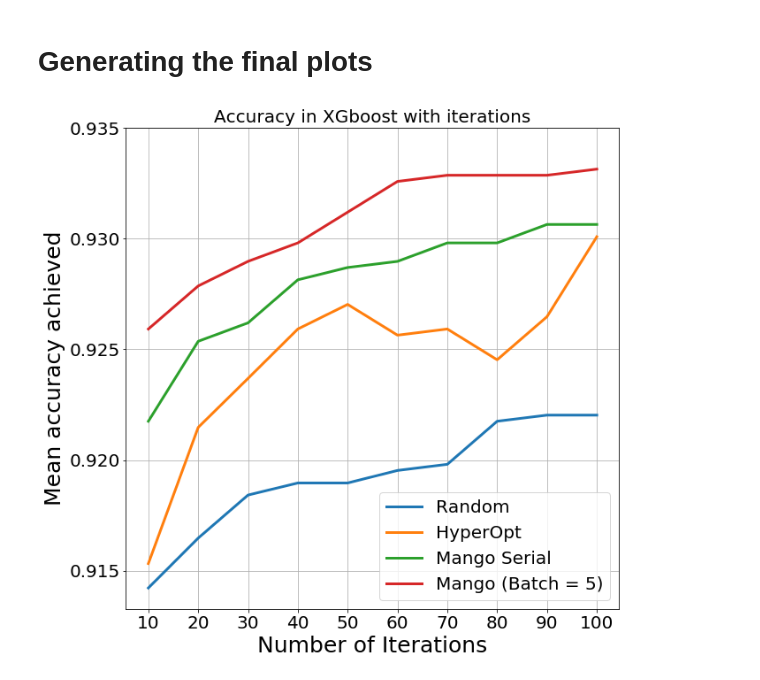
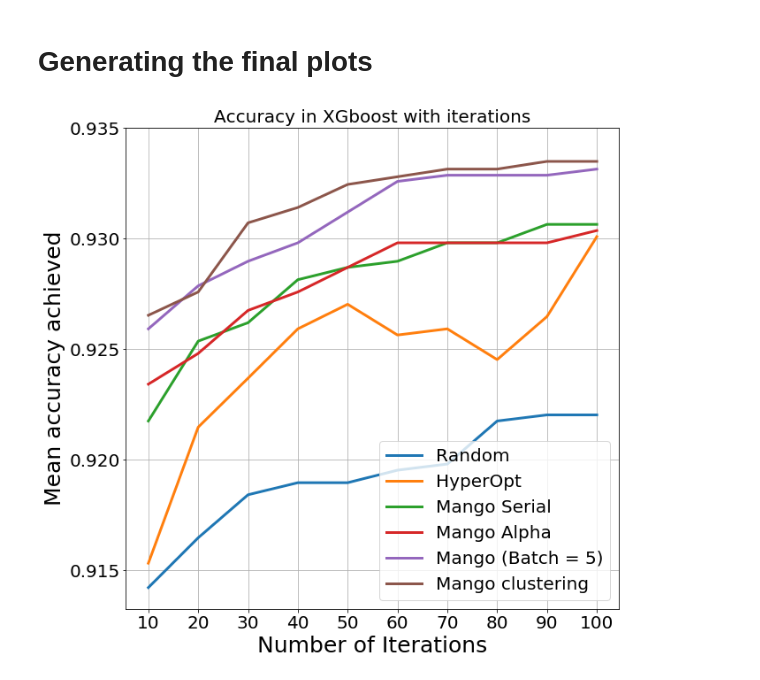
Before and after one commit to ARM-software/mango, a Jupyter notebook: mango/benchmarking/Final_XGBoost_HyperOpt_All_Plots.ipynb, the cells around one changed output. Cells and saved outputs as stored; diff of their text form; code cells hidden in the pictures.

Commit message:
Adding clustering based code to mango

```diff
--- a/mango/benchmarking/Final_XGBoost_HyperOpt_All_Plots.ipynb
+++ b/mango/benchmarking/Final_XGBoost_HyperOpt_All_Plots.ipynb
@@ -192,6 +192,17 @@ Y_mango = [0.9217528735632184,
  0.9298084291187738,
  0.9306417624521071,
  0.9306417624521071]
+# %%
+Y_mango_alpha =[0.9234195402298851,
+ 0.9248084291187739,
+ 0.9267528735632184,
+ 0.9275862068965516,
+ 0.9286973180076628,
+ 0.9298084291187738,
+ 0.9298084291187738,
+ 0.9298084291187738,
+ 0.9298084291187738,
+ 0.9303639846743295]
 # %%
 Y_parallel=[0.9259195402298852,
  0.9278639846743296,
@@ -203,31 +214,43 @@ Y_parallel=[0.9259195402298852,
  0.9328639846743293,
  0.9328639846743293,
  0.9331417624521071]
+# %%
+Y_parallel_clustering=[0.9265325670498084,
+ 0.9275862068965517,
+ 0.9307112068965517,
+ 0.9314056513409961,
+ 0.9324473180076628,
+ 0.932794540229885,
+ 0.9331417624521072,
+ 0.9331417624521072,
+ 0.9334889846743295,
+ 0.9334889846743295]
 # %%
 plotting_itr =[10, 20,30,40,50,60,70,80,90,100]
 # %%
 import numpy as np
 import matplotlib.pyplot as plt
 fig = plt.figure(figsize=(10,10))
 
 
 plt.plot(plotting_itr,Y_Random,label = 'Random',linewidth=3.0) #x, y
 plt.plot(plotting_itr,Y_hyperOpt,label = 'HyperOpt',linewidth=3.0) #x, y
 plt.plot(plotting_itr,Y_mango,label = 'Mango Serial',linewidth=3.0) #x, y
+plt.plot(plotting_itr,Y_mango_alpha,label = 'Mango Alpha',linewidth=3.0) #x, y
 plt.plot(plotting_itr,Y_parallel,label = 'Mango (Batch = 5)',linewidth=3.0) #x, y
+plt.plot(plotting_itr,Y_parallel_clustering,label = 'Mango clustering',linewidth=3.0) #x, y
 
-
-
+Y_mango_alpha
 
 plt.xlabel('Number of Iterations',fontsize=25)
 plt.ylabel('Mean accuracy achieved',fontsize=25)
 plt.title('Accuracy in XGboost with iterations',fontsize=20)
 plt.xticks(fontsize=20)
 plt.yticks(fontsize=20)
 plt.grid(True)
 plt.yticks(np.arange(0.915, 0.935, step=0.005))
 plt.xticks(np.arange(10, 110, step=10))
 plt.legend(fontsize=20)
 plt.show()
 # %% [output]
-[figure, old version]
+[figure, new version]
```
Also changed, not shown: 2 other files.
